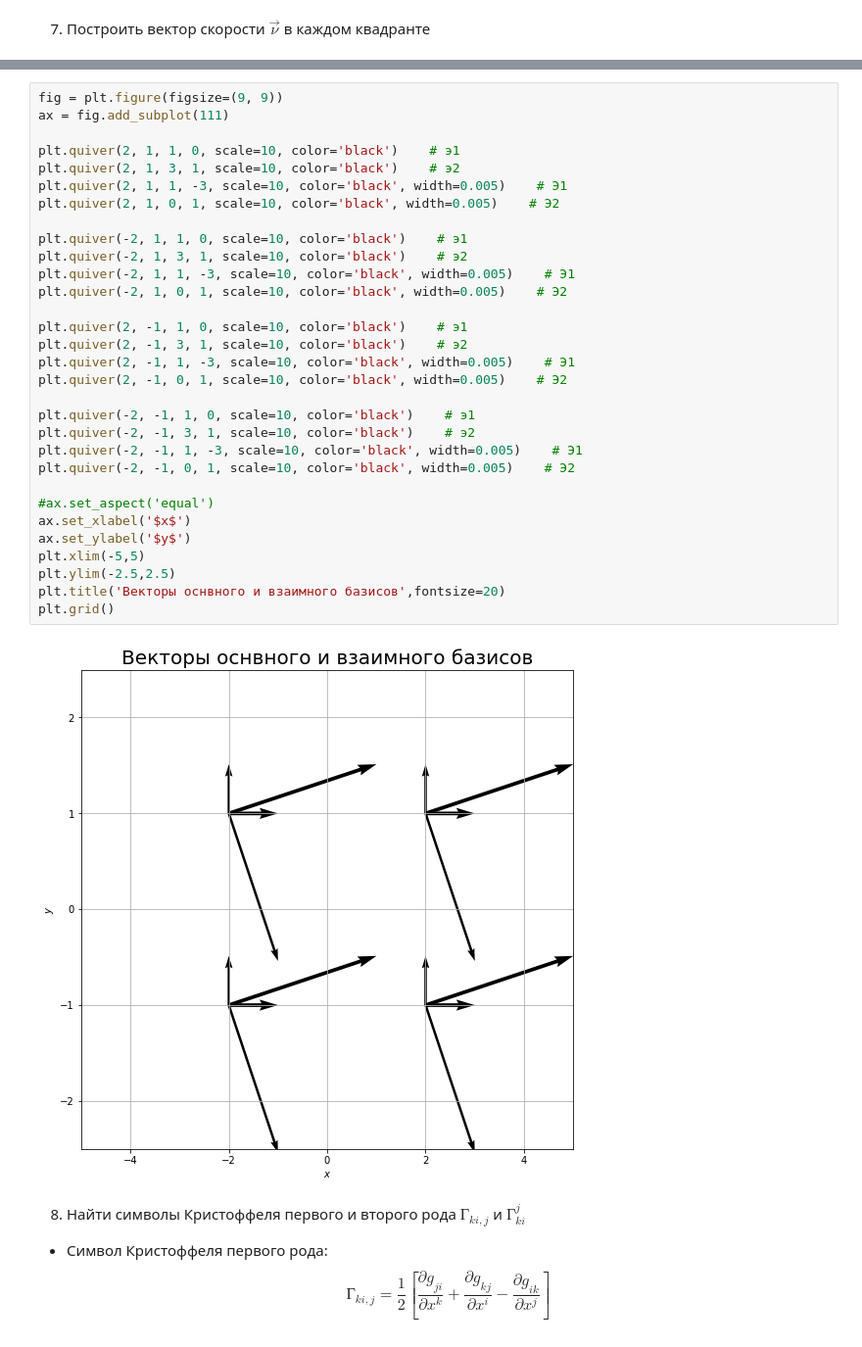
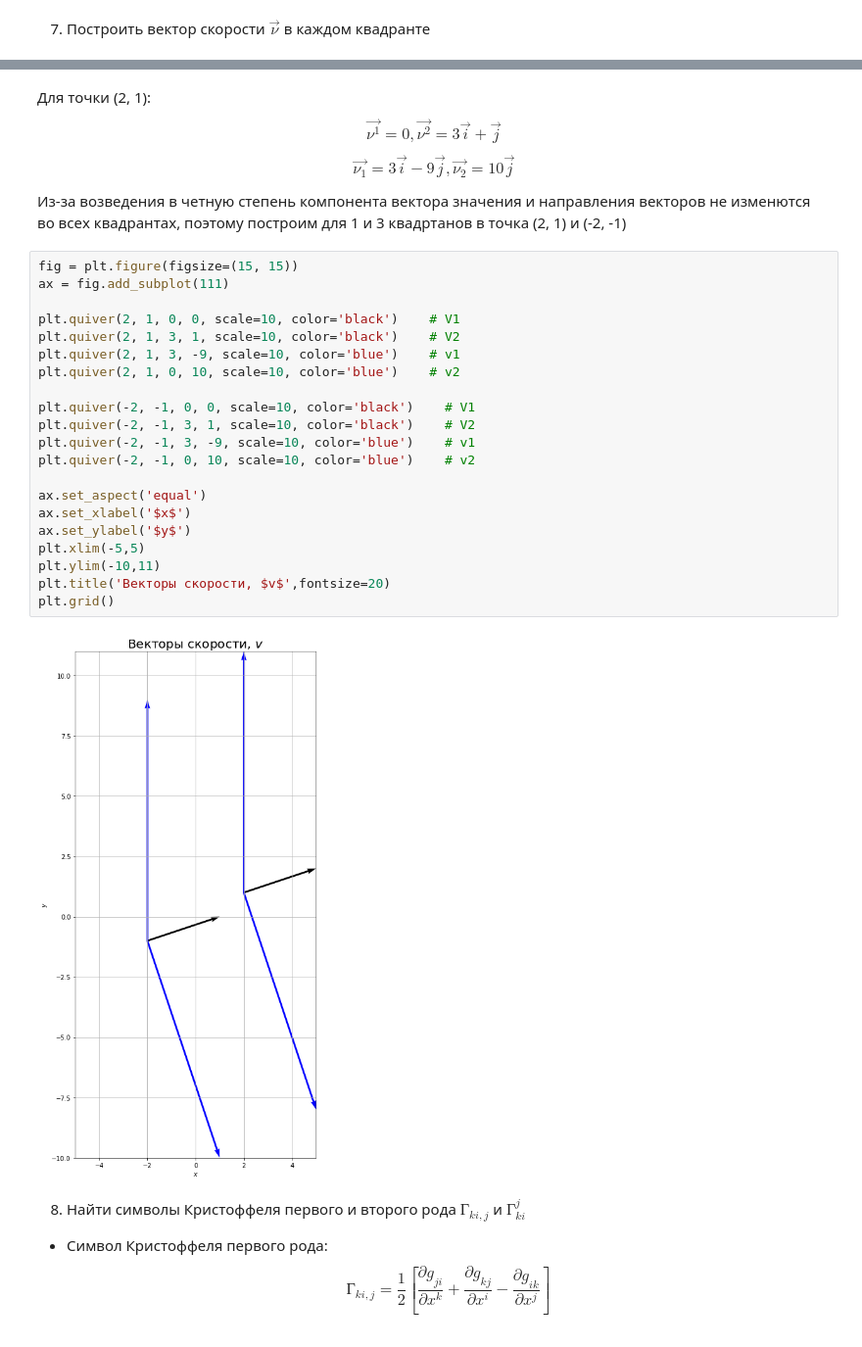
Before and after one commit to SavchukDI/MAI, a Jupyter notebook: course_projects/MAI KP Tensor.ipynb, the cells around one changed output, grey strips where cells are left out. Shown at 98% size. Cells and saved outputs as stored; diff of their text form.

```diff
--- a/course_projects/MAI KP Tensor.ipynb
+++ b/course_projects/MAI KP Tensor.ipynb
@@ -377,36 +399,32 @@ plt.show()
+# %% [markdown]
+Для точки (2, 1):
+$$\overrightarrow{\nu^1} = 0, \overrightarrow{\nu^2} = 3\overrightarrow{i} + \overrightarrow{j}$$
+$$\overrightarrow{\nu_1} = 3\overrightarrow{i} - 9\overrightarrow{j}, \overrightarrow{\nu_2} = 10\overrightarrow{j}$$
+
+Из-за возведения в четную степень компонента вектора значения и направления векторов не изменются во всех квадрантах, поэтому построим для 1 и 3 квадртанов в точка (2, 1) и (-2, -1)
 # %%
-fig = plt.figure(figsize=(9, 9))
+fig = plt.figure(figsize=(15, 15))
 ax = fig.add_subplot(111)
 
-plt.quiver(2, 1, 1, 0, scale=10, color='black')    # э1
-plt.quiver(2, 1, 3, 1, scale=10, color='black')    # э2
-plt.quiver(2, 1, 1, -3, scale=10, color='black', width=0.005)    # Э1
-plt.quiver(2, 1, 0, 1, scale=10, color='black', width=0.005)    # Э2
+plt.quiver(2, 1, 0, 0, scale=10, color='black')    # V1
+plt.quiver(2, 1, 3, 1, scale=10, color='black')    # V2
+plt.quiver(2, 1, 3, -9, scale=10, color='blue')    # v1
+plt.quiver(2, 1, 0, 10, scale=10, color='blue')    # v2
 
-plt.quiver(-2, 1, 1, 0, scale=10, color='black')    # э1
-plt.quiver(-2, 1, 3, 1, scale=10, color='black')    # э2
-plt.quiver(-2, 1, 1, -3, scale=10, color='black', width=0.005)    # Э1
-plt.quiver(-2, 1, 0, 1, scale=10, color='black', width=0.005)    # Э2
+plt.quiver(-2, -1, 0, 0, scale=10, color='black')    # V1
+plt.quiver(-2, -1, 3, 1, scale=10, color='black')    # V2
+plt.quiver(-2, -1, 3, -9, scale=10, color='blue')    # v1
+plt.quiver(-2, -1, 0, 10, scale=10, color='blue')    # v2
 
-plt.quiver(2, -1, 1, 0, scale=10, color='black')    # э1
-plt.quiver(2, -1, 3, 1, scale=10, color='black')    # э2
-plt.quiver(2, -1, 1, -3, scale=10, color='black', width=0.005)    # Э1
-plt.quiver(2, -1, 0, 1, scale=10, color='black', width=0.005)    # Э2
-
-plt.quiver(-2, -1, 1, 0, scale=10, color='black')    # э1
-plt.quiver(-2, -1, 3, 1, scale=10, color='black')    # э2
-plt.quiver(-2, -1, 1, -3, scale=10, color='black', width=0.005)    # Э1
-plt.quiver(-2, -1, 0, 1, scale=10, color='black', width=0.005)    # Э2
-
-#ax.set_aspect('equal')
+ax.set_aspect('equal')
 ax.set_xlabel('$x$')
 ax.set_ylabel('$y$')
 plt.xlim(-5,5)
-plt.ylim(-2.5,2.5)
-plt.title('Векторы оснвного и взаимного базисов',fontsize=20)
+plt.ylim(-10,11)
+plt.title('Векторы скорости, $v$',fontsize=20)
 plt.grid()
 # %% [output]
-[figure, old version]
+[figure, new version]
 # %% [markdown]
 8. Найти символы Кристоффеля первого и второго рода $Г_{ki,j}$ и $Г^j_{ki}$<br>
 - Символ Кристоффеля первого рода:
```
Also changed, not shown: parts of 15 cells of this notebook.
